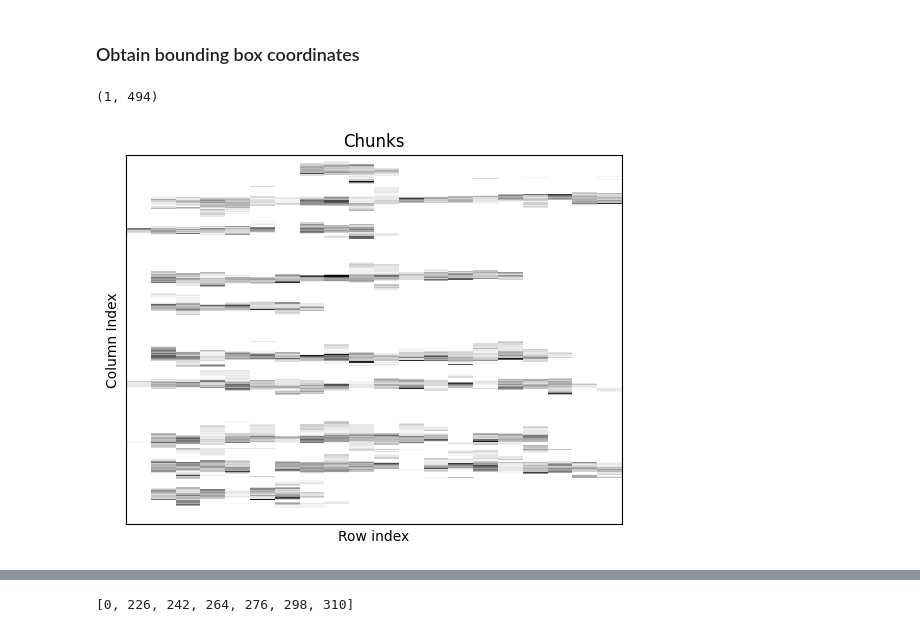
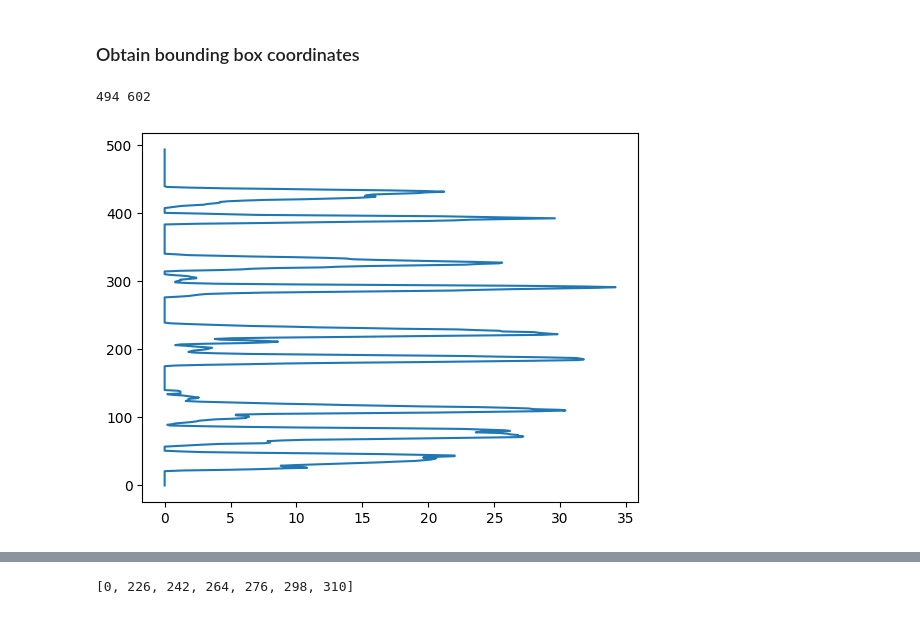
Before and after one commit to tuningfolk/Malayalam-HCR, a Jupyter notebook: main.ipynb, the cells around one changed output, grey strips where cells are left out. Saved outputs shown, nothing was run; the diff lists cells and outputs as text; code cells hidden in the pictures.

Commit message:
Added rough statistical line segmentation

```diff
--- a/main.ipynb
+++ b/main.ipynb
@@ -99,28 +115,47 @@ def line_segmentation(image):
+# %%
+def find_minima(profile):
+    minima_indices = argrelextrema(profile[0], np.less)
+    return minima_indices
 # %%
 def trial_line(image):
+    '''
+    Trying out line segmentation as mentioned in the paper referenced in report 1'''
+    height,width = image.shape
+    print(height,width)
     num_chunks = 20
+    firstquarter = num_chunks//4
     chunk_width = image.shape[1] // num_chunks
+    # print(chunk_width)
     projection_profiles = []
+    minima_indices = []
     for i in range(num_chunks):
         start_col = i*chunk_width
-        end_col = (i+1)*chunk_width if i!=(num_chunks-1) else image.shape[1]
+        if i == 0:
+            end_col = firstquarter*chunk_width if firstquarter!=num_chunks else image.shape[1]
+        elif i<firstquarter: continue
+        else:
+            end_col = (i+1)*chunk_width if i!=(num_chunks-1) else image.shape[1]
 
         chunk_roi = image[:, start_col:end_col]
         projection_profile = np.sum(chunk_roi, axis=1)
+        projection_profile = (projection_profile - np.min(chunk_roi)) / (np.max(chunk_roi) - np.min(chunk_roi))
+        projection_profile = np.convolve(projection_profile, np.ones(5)/5, mode='same')
+        # print(projection_profile)
+        if i == 0:
+            plt.plot(projection_profile[::-1],range(len(projection_profile)))
         projection_profiles.append(np.expand_dims(projection_profile, axis=0))
-    print(projection_profiles[0].shape)
+        # if i==0: print(projection_profiles[0])
+        #Find minima of the smoothed profile
+        minima_indices.append(find_minima(projection_profiles[-1]))
+        # print(f"Minima indices for Chunk{i}: {minima_indices[-1]}")
+
+    # print(projection_profiles[0].shape)
     final = np.concatenate(projection_profiles, axis=0)
-    plt.imshow(final.T, cmap='gray_r', aspect='auto', interpolation='nearest')
-    # plt.plot(final, alpha=0.7)
-    plt.title('Chunks')
-    plt.xlabel('Row index')
-    plt.ylabel('Column Index')
-    plt.xticks([])
-    plt.yticks([])
-    plt.show()
+
+    return minima_indices, firstquarter, chunk_width, final
 # %%
 show(out_image)
-trial_line(np.array(out_image))
+minima_indices, firstquarter, chunk_width, final = trial_line(np.array(out_image))
 # %% [output]
-(1, 494)
+494 602
-[figure, old version]
+[figure, new version]
```
Also changed, not shown: parts of 10 cells of this notebook, 1 other file.
